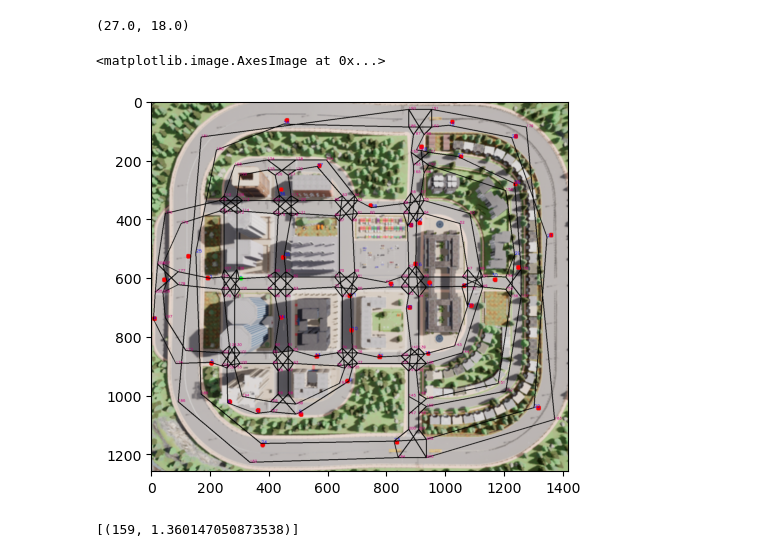
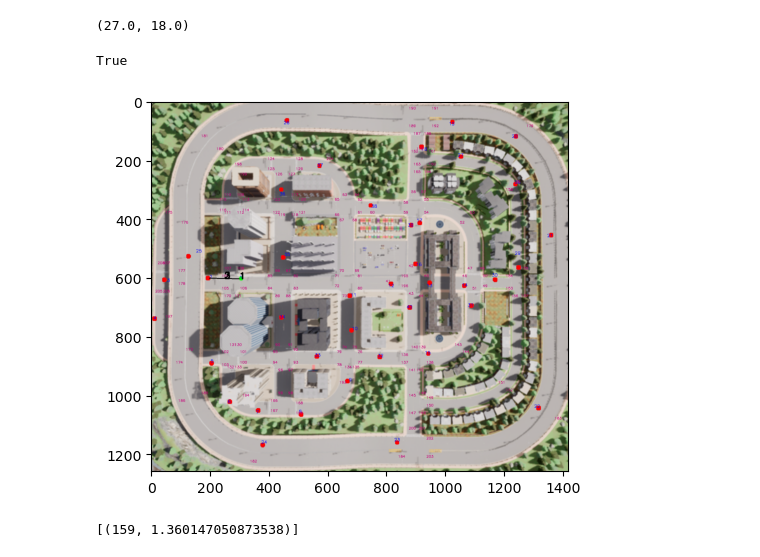
Before and after one commit to MohammadDallash/TSP-autonomous-car-planning, a Jupyter notebook: dallashNB.ipynb, the cells around one changed output. Cells and saved outputs as stored; diff of their text form; code cells hidden in the pictures.

Commit message:
starting the plotting function

```diff
--- a/dallashNB.ipynb
+++ b/dallashNB.ipynb
@@ -460,7 +460,7 @@ thickness              = 1
 lineType               = 1
 
 
-def plotImg(mainPointsText, mainPointsCircles, interPointsText, interPointsCircles, showEdges):
+def plotImg(mainPointsText = True, mainPointsCircles = False, interPointsText= True, interPointsCircles = False, showEdges= True, Path = np.array([])):
     img = cv2.imread("img.png")
 
 
@@ -488,36 +488,60 @@ def plotImg(mainPointsText, mainPointsCircles, interPointsText, interPointsCircl
         c+=1
 
 
 
 
     imgcopy = img
     if showEdges == True:
         for s,d in edges:
             cv2.line(imgcopy, traslate(point= get_point(s)), traslate(point= get_point(d)), (0,0,0), 2)
 
     for x,y in intersections:
         x,y = traslate(point= (x, y))
 
         bottomLeftCornerOfText = (x,y)
 
 
         if interPointsCircles == True:
             cv2.circle(imgcopy, (x, y), 3, (00,255,255), 2)
 
         if interPointsText == True:
             cv2.putText(imgcopy, str(c), bottomLeftCornerOfText, font,fontScale*0.8,(120,0,200),thickness, lineType)
 
         c+=1
 
+
+    if Path.shape[0]> 0 :
+        n = Path.shape[0]
+        c = 1
+        for i in range (-1,n):
+            if (i==-1):
+                s=1
+                d= int (Path[i+1])
+            elif i==n-1:
+                s =  int (Path[i])
+                d = int (1)
+            else:
+                s =  int (Path[i])
+                d = int (Path[i+1])
+
+            sx, sy = traslate(point= get_point(s))
+            dx, dy = traslate(point= get_point(d))
+
+            center = (int ((sx+dx)/2) , int ((sy+dy)/2))
+            cv2.putText(imgcopy, str(c), center, font,fontScale*2,(0,0,0),thickness*4, lineType)
+
+            cv2.line(imgcopy, (sx,sy), (dx,dy), (0,0,0), 2)
+            c+=1
+
     return imgcopy
 
 
-img  = plotImg ( mainPointsText = True, mainPointsCircles = False, interPointsText= True, interPointsCircles = False, showEdges= True,)
+img  = plotImg ( mainPointsText = True, mainPointsCircles = False, interPointsText= True, interPointsCircles = False, showEdges= False, Path=np.array([1,2]))
 plt.imshow(img[:,:,::-1])
 cv2.imwrite('out.png', img)
 # %% [output]
-<matplotlib.image.AxesImage at 0x...>
+True
-[figure, old version]
+[figure, new version]
 # %%
 graphList = {}
 
```
Also changed, not shown: parts of 10 cells of this notebook, 1 other file.
